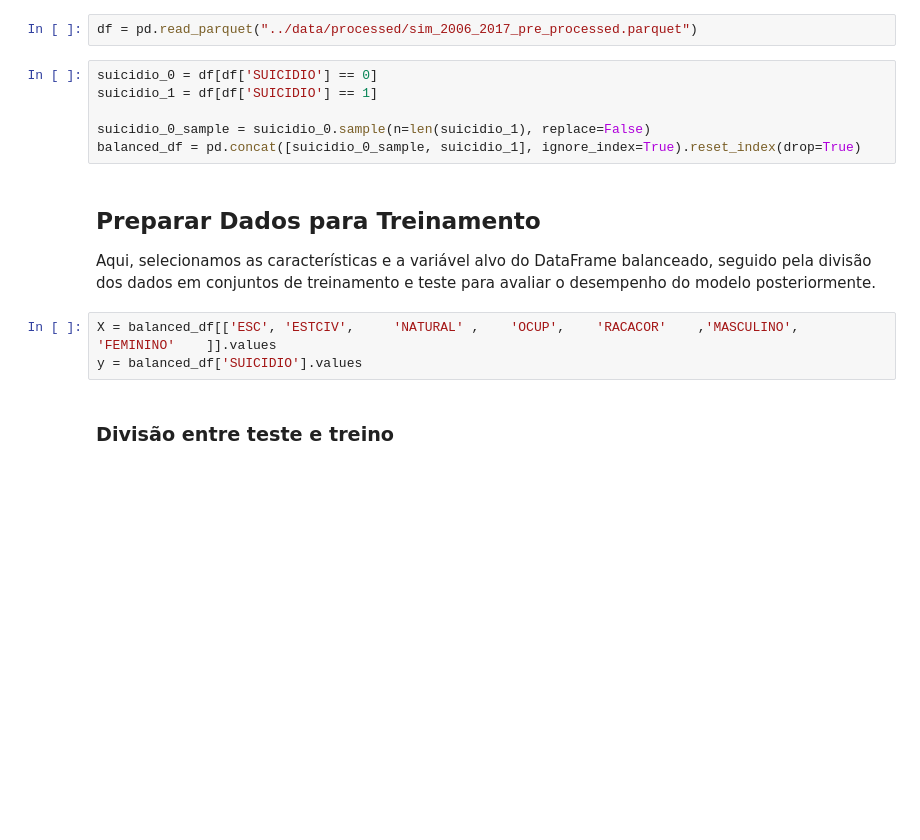
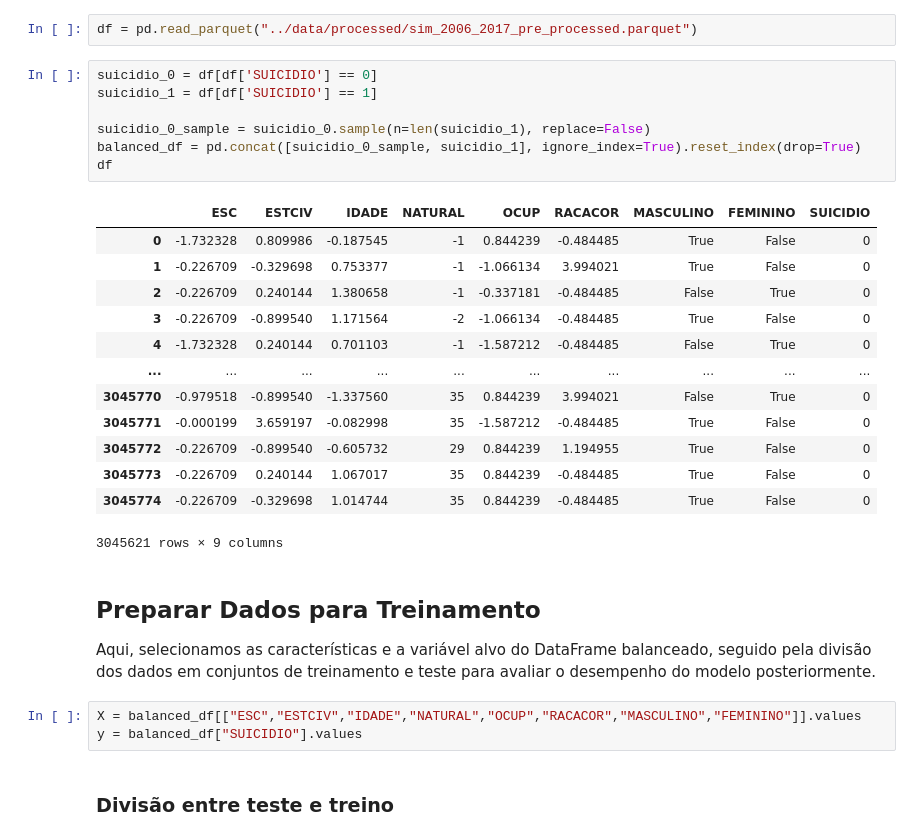
Before and after one commit to dougAlvs/apoio-a-vida, a Jupyter notebook: notebooks/random_forest.ipynb, the cells around one changed output. Saved outputs shown, nothing was run; the diff lists cells and outputs as text; blank space fills up the shorter version.

```diff
--- a/notebooks/random_forest.ipynb
+++ b/notebooks/random_forest.ipynb
@@ -29,15 +31,30 @@ df = pd.read_parquet("../data/processed/sim_2006_2017_pre_processed.parquet")
 # %%
 suicidio_0 = df[df['SUICIDIO'] == 0]
 suicidio_1 = df[df['SUICIDIO'] == 1]
 
 suicidio_0_sample = suicidio_0.sample(n=len(suicidio_1), replace=False)
 balanced_df = pd.concat([suicidio_0_sample, suicidio_1], ignore_index=True).reset_index(drop=True)
+df
+# %% [output]
+|  | ESC | ESTCIV | IDADE | NATURAL | OCUP | RACACOR | MASCULINO | FEMININO | SUICIDIO |
+| 0 | -1.732328 | 0.809986 | -0.187545 | -1 | 0.844239 | -0.484485 | True | False | 0 |
+| 1 | -0.226709 | -0.329698 | 0.753377 | -1 | -1.066134 | 3.994021 | True | False | 0 |
+| 2 | -0.226709 | 0.240144 | 1.380658 | -1 | -0.337181 | -0.484485 | False | True | 0 |
+| 3 | -0.226709 | -0.899540 | 1.171564 | -2 | -1.066134 | -0.484485 | True | False | 0 |
+| 4 | -1.732328 | 0.240144 | 0.701103 | -1 | -1.587212 | -0.484485 | False | True | 0 |
+| ... | ... | ... | ... | ... | ... | ... | ... | ... | ... |
+| 3045770 | -0.979518 | -0.899540 | -1.337560 | 35 | 0.844239 | 3.994021 | False | True | 0 |
+| 3045771 | -0.000199 | 3.659197 | -0.082998 | 35 | -1.587212 | -0.484485 | True | False | 0 |
+| 3045772 | -0.226709 | -0.899540 | -0.605732 | 29 | 0.844239 | 1.194955 | True | False | 0 |
+| 3045773 | -0.226709 | 0.240144 | 1.067017 | 35 | 0.844239 | -0.484485 | True | False | 0 |
+| 3045774 | -0.226709 | -0.329698 | 1.014744 | 35 | 0.844239 | -0.484485 | True | False | 0 |
+3045621 rows × 9 columns
 # %% [markdown]
 ## Preparar Dados para Treinamento
 Aqui, selecionamos as características e a variável alvo do DataFrame balanceado, seguido pela divisão dos dados em conjuntos de treinamento e teste para avaliar o desempenho do modelo posteriormente.
 # %%
-X = balanced_df[['ESC', 'ESTCIV',     'NATURAL' ,    'OCUP',    'RACACOR'    ,'MASCULINO',    'FEMININO'    ]].values
-y = balanced_df['SUICIDIO'].values
+X = balanced_df[["ESC","ESTCIV","IDADE","NATURAL","OCUP","RACACOR","MASCULINO","FEMININO"]].values
+y = balanced_df["SUICIDIO"].values
 # %% [markdown]
 ### Divisão entre teste e treino
 # %%
```
Also changed, not shown: parts of 11 cells of this notebook.
